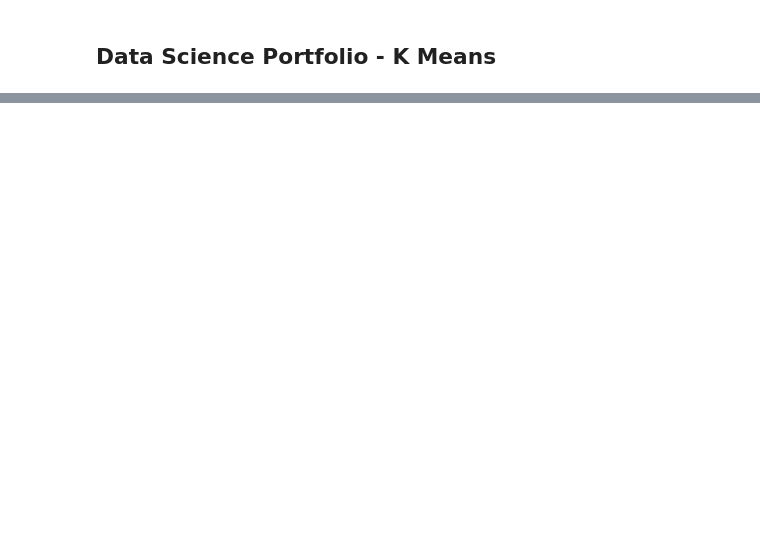
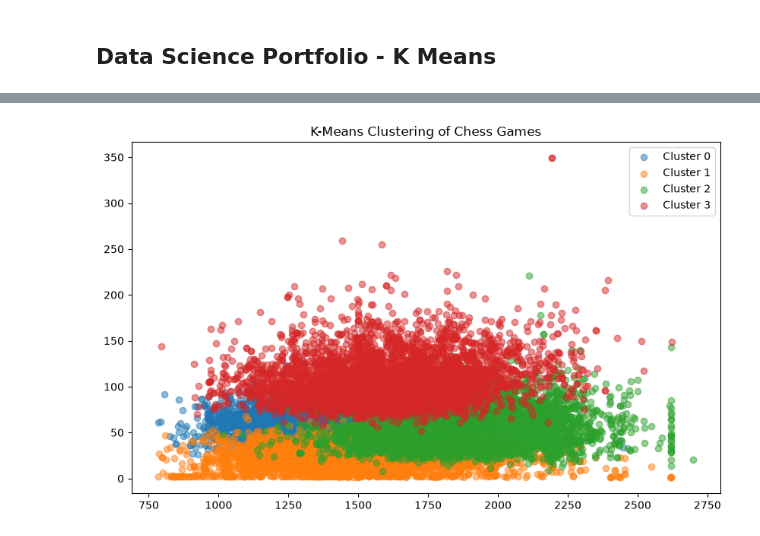
Before and after one commit to OliwierJ/DataSciencePortfolio, a Jupyter notebook: Content/kmeans.ipynb, the cells around one changed output, grey strips where cells are left out. Drawn from its saved outputs; the diff is of its cells as text; code cells hidden in the pictures; blank space fills up the shorter version.

Commit message:
Update to kmeans

```diff
--- a/Content/kmeans.ipynb
+++ b/Content/kmeans.ipynb
@@ -44,0 +32,34 @@ plt.show()
+# %%
+def number_of_checks(moves):
+    moves = moves.split()
+    return sum(1 for move in moves if '+' in move)
+
+def number_of_captures(moves, colour):
+    moves = moves.split()
+    if (colour == 'white'):
+        return sum(1 for i, move in enumerate(moves) if 'x' in move and i % 2 == 0)
+    return sum(1 for i, move in enumerate(moves) if 'x' in move and i % 2 == 1)
+
+
+def number_of_castles(moves):
+    moves = moves.split()
+    return sum(1 for move in moves if 'O-O' in move or 'O-O-O' in move)
+# %%
+X['number_of_checks'] = data['moves'].apply(number_of_checks)
+X['number_of_captures_white'] = data['moves'].apply(number_of_captures, colour='white')
+X['number_of_captures_black'] = data['moves'].apply(number_of_captures, colour='black')
+X['number_of_castles'] = data['moves'].apply(number_of_castles)
+# %%
+
+scaler = StandardScaler()
+X_scaled = scaler.fit_transform(X)
+# %%
+CLUSTER_COUNT = 4
+kmeans = KMeans(n_clusters=CLUSTER_COUNT, random_state=42)
+
+clusters = kmeans.fit_predict(X_scaled)
+
+X['cluster'] = clusters
+cluster_summary = X.groupby("cluster")[X.columns].mean()
+
+print(cluster_summary)
@@ -44,0 +87,11 @@ plt.show()
+# %%
+# Plot the clusters
+plt.figure(figsize=(10, 6))
+for cluster in range(CLUSTER_COUNT):
+    cluster_data = X[X['cluster'] == cluster]
+    plt.scatter(cluster_data['white_rating'], cluster_data['turns'], label=f'Cluster {cluster}', alpha=0.5)
+plt.title('K-Means Clustering of Chess Games')
+plt.legend()
+plt.show()
+# %% [output]
+[figure, added]
```
Also changed, not shown: parts of 5 cells of this notebook, 4 other files.
